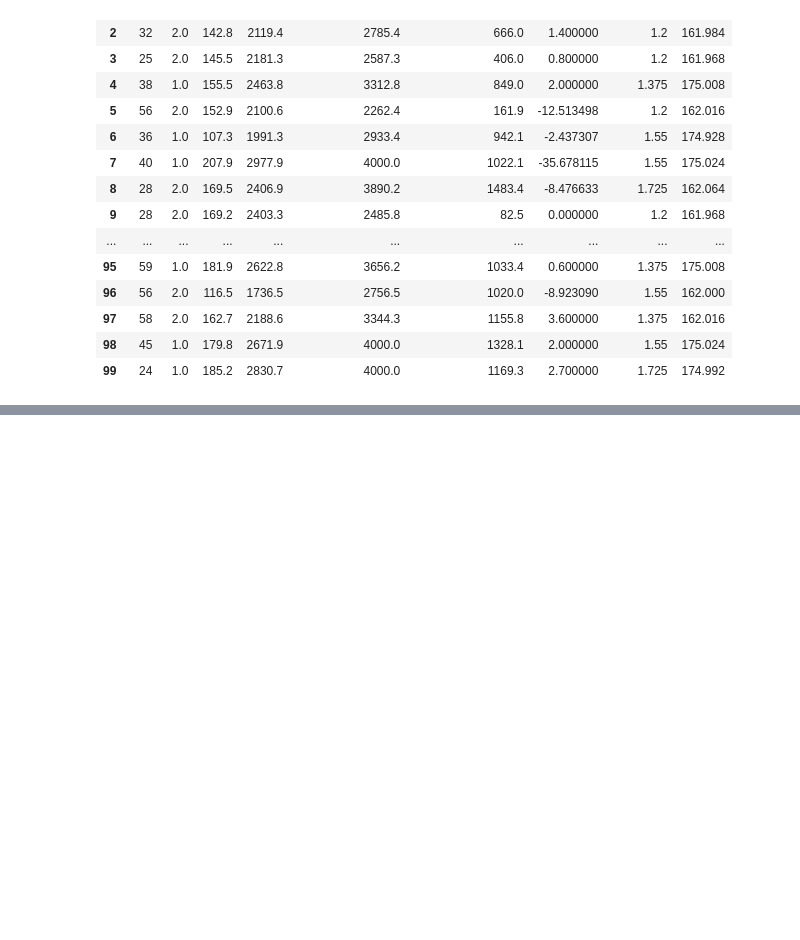
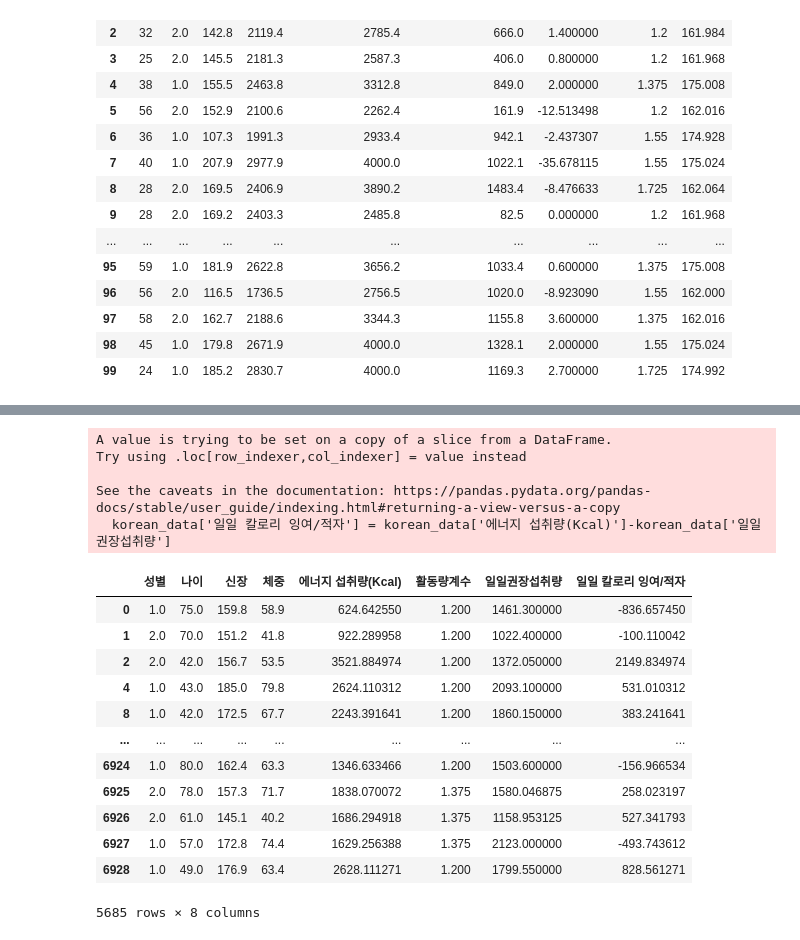
Before and after one commit to ssoom98/personal_project, a Jupyter notebook: python/포트폴리오용 - 학습할 데이터 전처리후 학습.ipynb, the cells around one changed output, grey strips where cells are left out. Drawn from its saved outputs; the diff is of its cells as text; code cells hidden in the pictures; blank space fills up the shorter version.

```diff
--- a/python/포트폴리오용 - 학습할 데이터 전처리후 학습.ipynb
+++ b/python/포트폴리오용 - 학습할 데이터 전처리후 학습.ipynb
@@ -286,0 +247,2 @@ weight_change
+# %%
+korean_data.drop(['고강도 신체활동 여부','중강도 신체활동 여부','체질량지수'],axis=1,inplace=True)
@@ -286,0 +278,22 @@ weight_change
+# %%
+# 체중 변화 예측해볼 데이터
+korean_data['일일 칼로리 잉여/적자'] = korean_data['에너지 섭취량(Kcal)']-korean_data['일일권장섭취량']
+# %% [output]
+A value is trying to be set on a copy of a slice from a DataFrame.
+Try using .loc[row_indexer,col_indexer] = value instead
+
+See the caveats in the documentation: https://pandas.pydata.org/pandas-docs/stable/user_guide/indexing.html#returning-a-view-versus-a-copy
+  korean_data['일일 칼로리 잉여/적자'] = korean_data['에너지 섭취량(Kcal)']-korean_data['일일권장섭취량']
+|  | 성별 | 나이 | 신장 | 체중 | 에너지 섭취량(Kcal) | 활동량계수 | 일일권장섭취량 | 일일 칼로리 잉여/적자 |
+| 0 | 1.0 | 75.0 | 159.8 | 58.9 | 624.642550 | 1.200 | 1461.300000 | -836.657450 |
+| 1 | 2.0 | 70.0 | 151.2 | 41.8 | 922.289958 | 1.200 | 1022.400000 | -100.110042 |
+| 2 | 2.0 | 42.0 | 156.7 | 53.5 | 3521.884974 | 1.200 | 1372.050000 | 2149.834974 |
+| 4 | 1.0 | 43.0 | 185.0 | 79.8 | 2624.110312 | 1.200 | 2093.100000 | 531.010312 |
+| 8 | 1.0 | 42.0 | 172.5 | 67.7 | 2243.391641 | 1.200 | 1860.150000 | 383.241641 |
+| ... | ... | ... | ... | ... | ... | ... | ... | ... |
+| 6924 | 1.0 | 80.0 | 162.4 | 63.3 | 1346.633466 | 1.200 | 1503.600000 | -156.966534 |
+| 6925 | 2.0 | 78.0 | 157.3 | 71.7 | 1838.070072 | 1.375 | 1580.046875 | 258.023197 |
+| 6926 | 2.0 | 61.0 | 145.1 | 40.2 | 1686.294918 | 1.375 | 1158.953125 | 527.341793 |
+| 6927 | 1.0 | 57.0 | 172.8 | 74.4 | 1629.256388 | 1.375 | 2123.000000 | -493.743612 |
+| 6928 | 1.0 | 49.0 | 176.9 | 63.4 | 2628.111271 | 1.200 | 1799.550000 | 828.561271 |
+5685 rows × 8 columns
```
Also changed, not shown: parts of 21 cells of this notebook.
